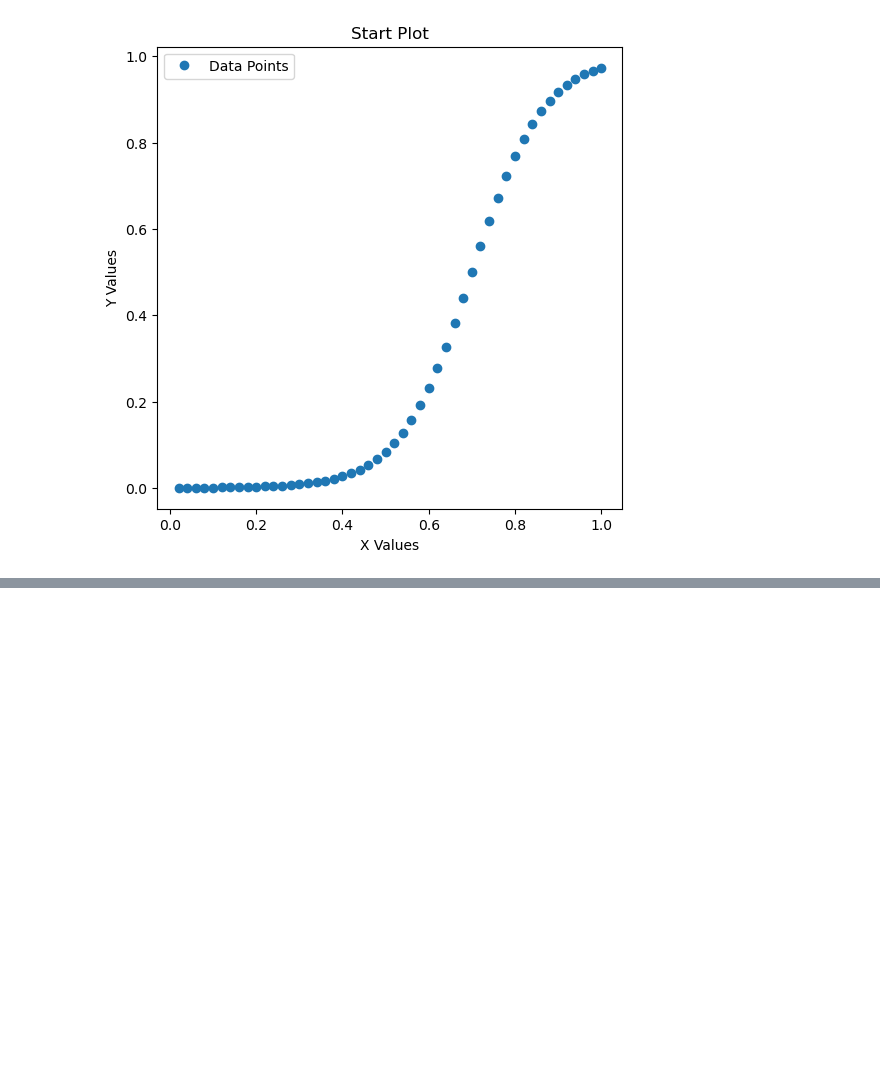
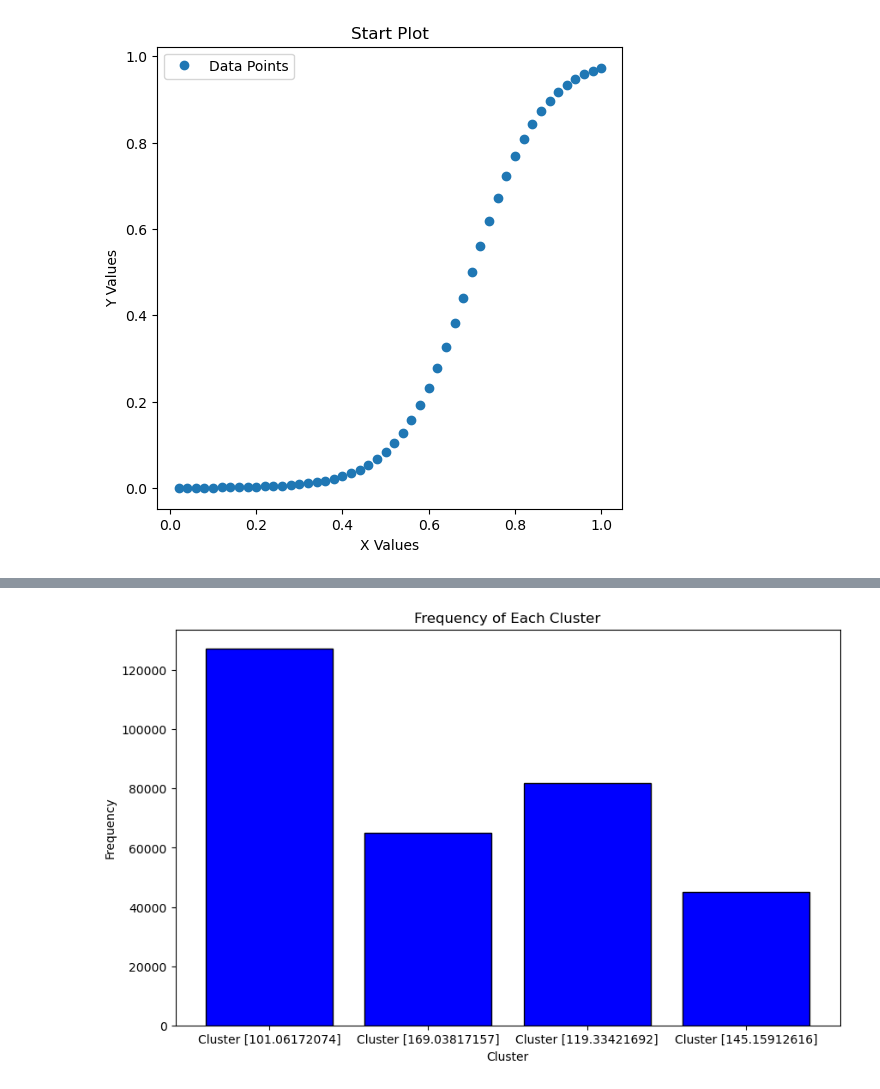
Before and after one commit to Barryzp/ml-workspace, a Jupyter notebook: registration/basic-operator/test.ipynb, the cells around one changed output, grey strips where cells are left out. Cells and saved outputs as stored; diff of their text form; code cells hidden in the pictures; blank space fills up the shorter version.

```diff
--- a/registration/basic-operator/test.ipynb
+++ b/registration/basic-operator/test.ipynb
@@ -295,0 +352,13 @@ import SimpleITK as sitk
+# %%
+# 统计各个类别的频率
+unique_labels, counts = np.unique(labels, return_counts=True)
+
+# 绘制直方图
+plt.figure(figsize=(10, 6))
+plt.bar(unique_labels, counts, tick_label=[f'Cluster {cluster_centers[i]}' for i in unique_labels], color='blue', edgecolor='black')
+plt.xlabel('Cluster')
+plt.ylabel('Frequency')
+plt.title('Frequency of Each Cluster')
+plt.show()
+# %% [output]
+[figure, added]
```
Also changed, not shown: parts of 2 cells of this notebook, 14 other files.
